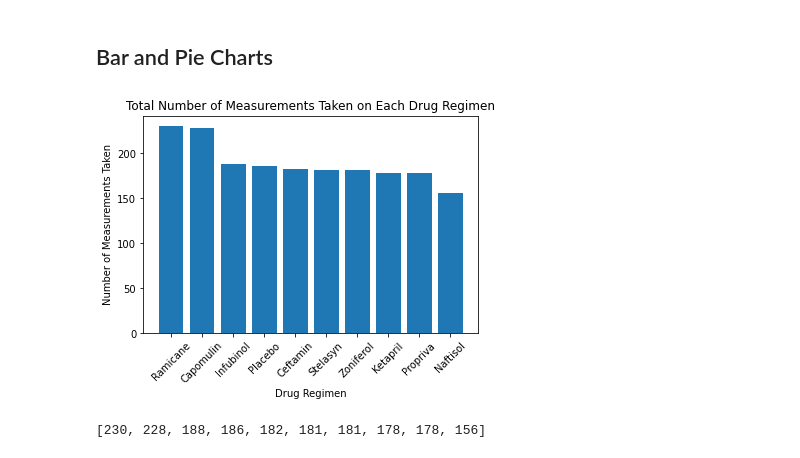
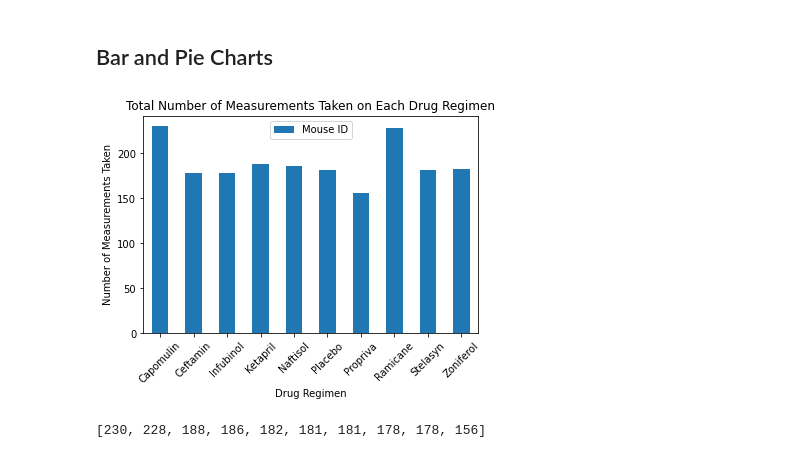
Before and after one commit to geofftm/matplotlib-challenge, a Jupyter notebook: Pymaceuticals/Pymaceuticals_non_dynamic_charts.ipynb, the cells around one changed output. Cells and saved outputs as stored; diff of their text form; code cells hidden in the pictures.

```diff
--- a/Pymaceuticals/Pymaceuticals_non_dynamic_charts.ipynb
+++ b/Pymaceuticals/Pymaceuticals_non_dynamic_charts.ipynb
@@ -170,19 +170,23 @@ regimen_summary
 # %%
 # Generate a bar plot showing the total number of measurements taken on each drug
 # regimen using pandas.
 
+plot_pandas = clean_merged_df.groupby(["Drug Regimen"])["Mouse ID"].count()
+plot_pandas_df = pd.DataFrame(plot_pandas)
 
-plot_data_1 = clean_merged_df["Drug Regimen"].unique()
-plot_data_2 = clean_merged_df["Drug Regimen"].value_counts()
+#plot_data_1 = clean_merged_df["Drug Regimen"].unique()
+#plot_data_2 = clean_merged_df["Drug Regimen"].value_counts()
 
-plt.bar(plot_data_1, plot_data_2)
+#plt.bar(plot_data_1, plot_data_2)
+
+plot_pandas_df.plot.bar()
 plt.xticks(rotation=45)
 plt.xlabel("Drug Regimen")
 plt.ylabel("Number of Measurements Taken")
 plt.title("Total Number of Measurements Taken on Each Drug Regimen")
 plt.show()
 # %% [output]
-[figure, old version]
+[figure, new version]
 # %%
 # Generate a bar plot showing the total number of measurements
 #taken on each drug regimen using pyplot.
```
Also changed, not shown: parts of 1 cell of this notebook.
